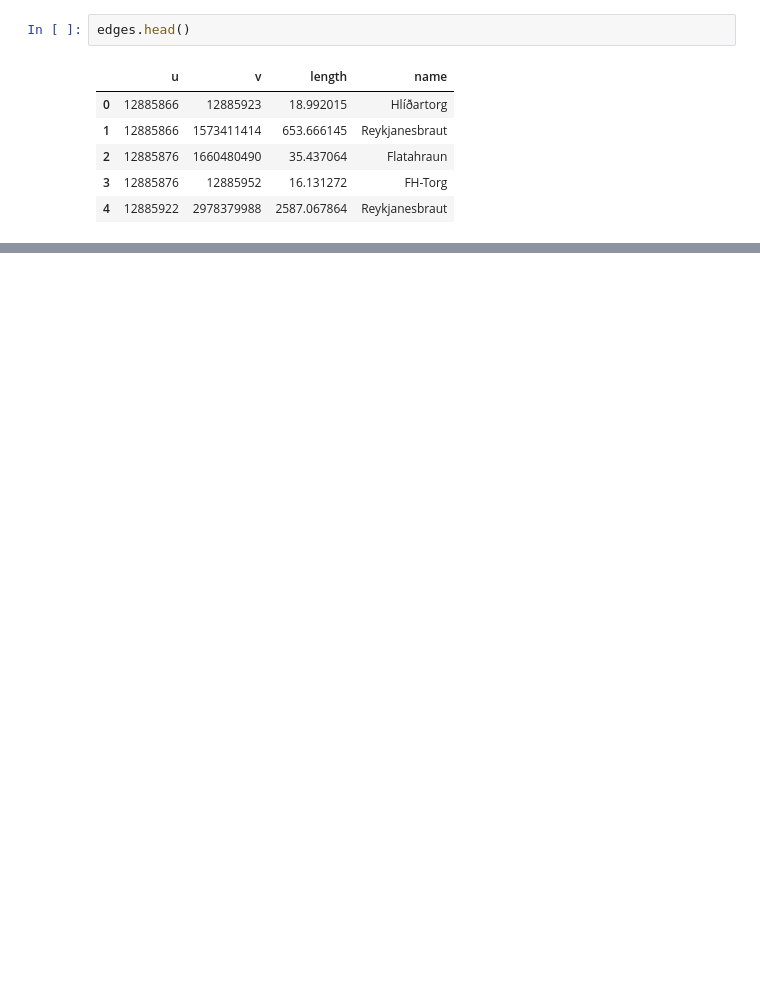
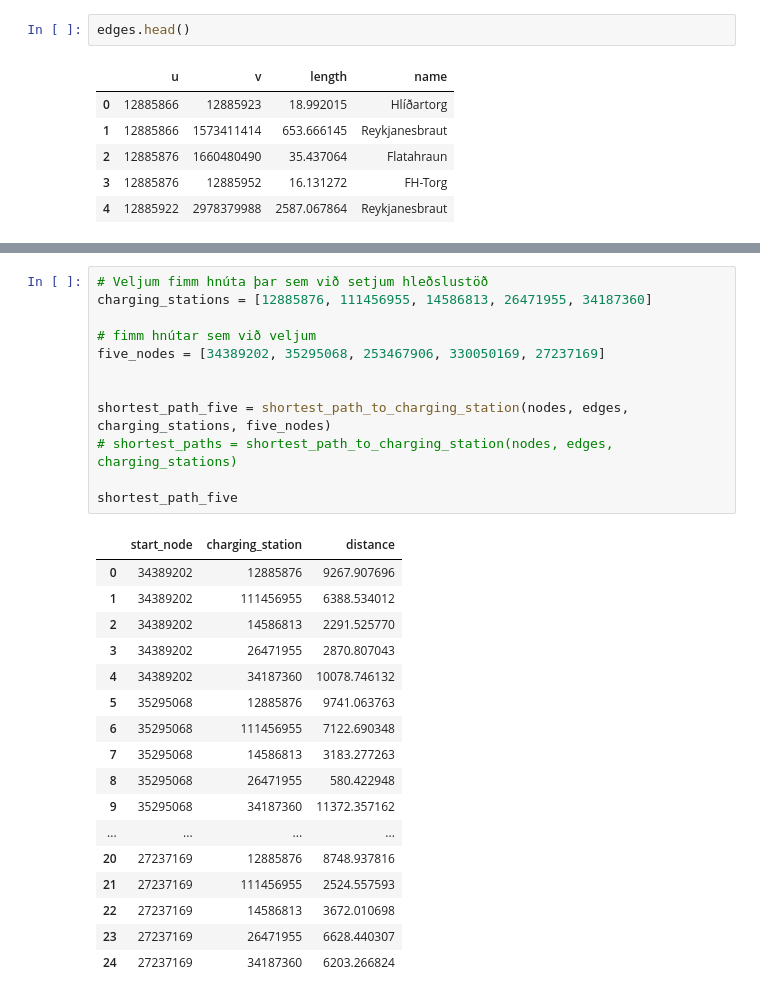
Before and after one commit to liljaschopka/lokaverkefni_greiningReiknirita, a Jupyter notebook: lokaverkefni.ipynb, the cells around one changed output, grey strips where cells are left out. Saved outputs shown, nothing was run; the diff lists cells and outputs as text; blank space fills up the shorter version.

```diff
--- a/lokaverkefni.ipynb
+++ b/lokaverkefni.ipynb
@@ -25,0 +116,30 @@ edges.head()
+# %%
+# Veljum fimm hnúta þar sem við setjum hleðslustöð
+charging_stations = [12885876, 111456955, 14586813, 26471955, 34187360]
+
+# fimm hnútar sem við veljum
+five_nodes = [34389202, 35295068, 253467906, 330050169, 27237169]
+
+
+shortest_path_five = shortest_path_to_charging_station(nodes, edges, charging_stations, five_nodes)
+# shortest_paths = shortest_path_to_charging_station(nodes, edges, charging_stations)
+
+shortest_path_five
+# %% [output]
+|  | start_node | charging_station | distance |
+| 0 | 34389202 | 12885876 | 9267.907696 |
+| 1 | 34389202 | 111456955 | 6388.534012 |
+| 2 | 34389202 | 14586813 | 2291.525770 |
+| 3 | 34389202 | 26471955 | 2870.807043 |
+| 4 | 34389202 | 34187360 | 10078.746132 |
+| 5 | 35295068 | 12885876 | 9741.063763 |
+| 6 | 35295068 | 111456955 | 7122.690348 |
+| 7 | 35295068 | 14586813 | 3183.277263 |
+| 8 | 35295068 | 26471955 | 580.422948 |
+| 9 | 35295068 | 34187360 | 11372.357162 |
+| ... | ... | ... | ... |
+| 20 | 27237169 | 12885876 | 8748.937816 |
+| 21 | 27237169 | 111456955 | 2524.557593 |
+| 22 | 27237169 | 14586813 | 3672.010698 |
+| 23 | 27237169 | 26471955 | 6628.440307 |
+| 24 | 27237169 | 34187360 | 6203.266824 |
```
Also changed, not shown: parts of 14 cells of this notebook.
